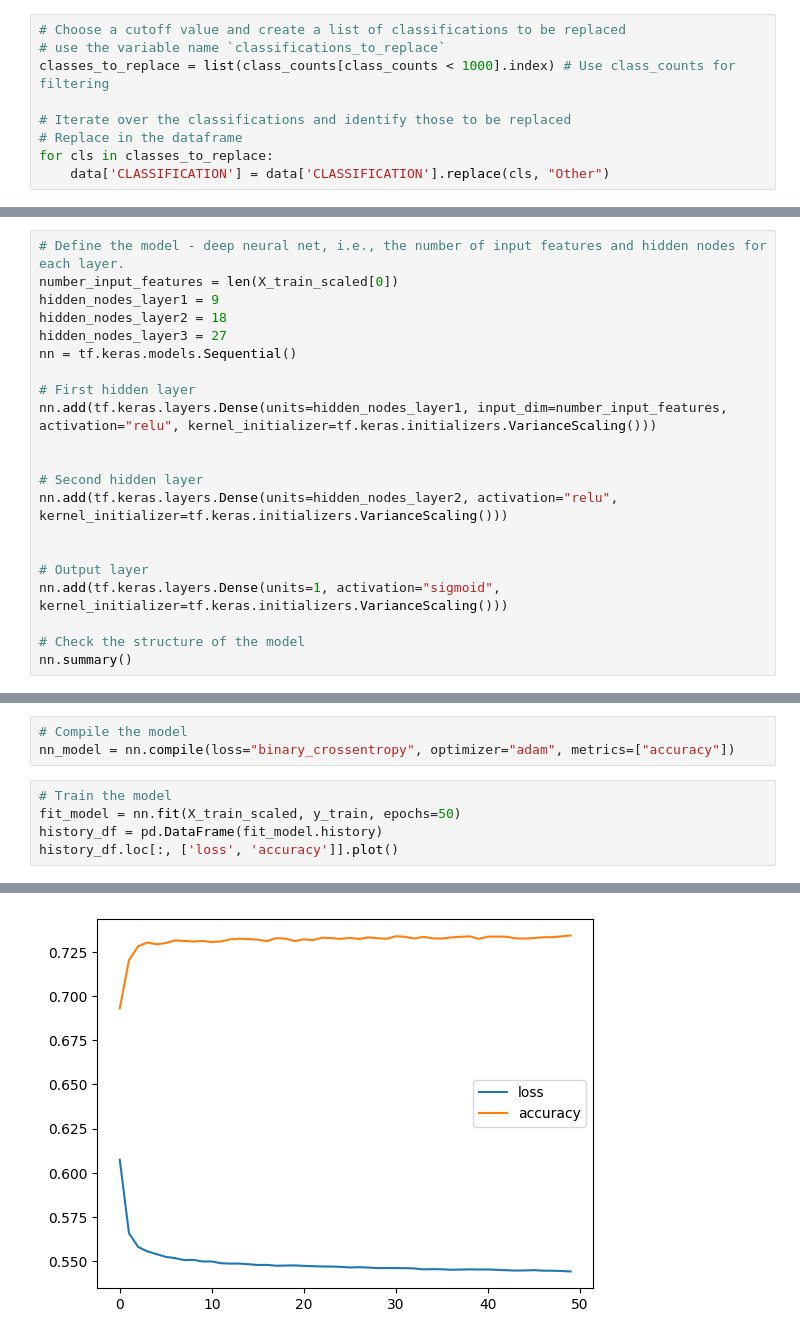
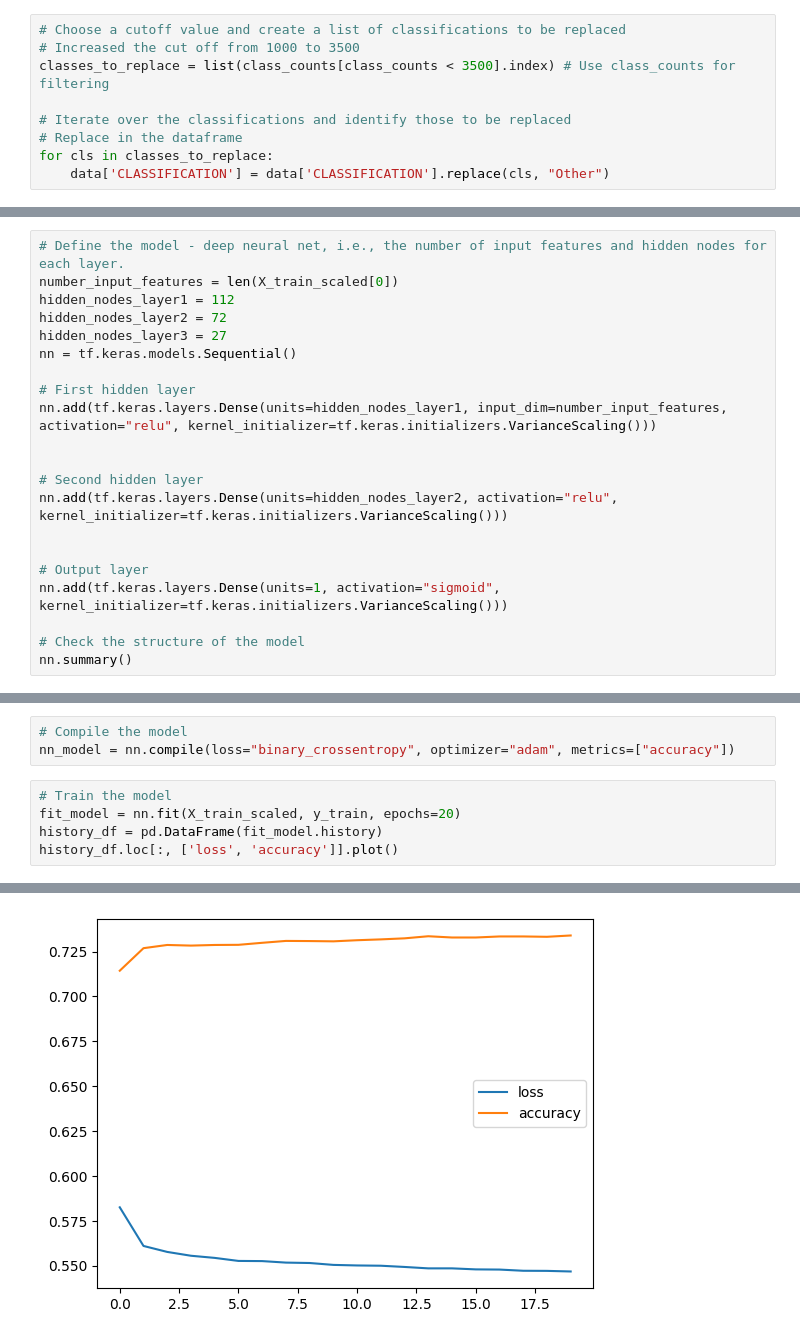
Before and after one commit to CaptDon71/deep-learning-challenge, a Jupyter notebook: Alphabet_Soup/AlphabetSoupCharity_Optimization.ipynb, the cells around one changed output, grey strips where cells are left out. Saved outputs shown, nothing was run; the diff lists cells and outputs as text.

```diff
--- a/Alphabet_Soup/AlphabetSoupCharity_Optimization.ipynb
+++ b/Alphabet_Soup/AlphabetSoupCharity_Optimization.ipynb
@@ -141,8 +173,8 @@ C1256        2
 Name: count, dtype: int64
 # %%
 # Choose a cutoff value and create a list of classifications to be replaced
-# use the variable name `classifications_to_replace`
-classes_to_replace = list(class_counts[class_counts < 1000].index) # Use class_counts for filtering
+# Increased the cut off from 1000 to 3500
+classes_to_replace = list(class_counts[class_counts < 3500].index) # Use class_counts for filtering
 
 # Iterate over the classifications and identify those to be replaced
 # Replace in the dataframe
@@ -184,8 +293,8 @@ X_test_scaled = X_scaler.transform(X_test)
 # %%
 # Define the model - deep neural net, i.e., the number of input features and hidden nodes for each layer.
 number_input_features = len(X_train_scaled[0])
-hidden_nodes_layer1 = 9
-hidden_nodes_layer2 = 18
+hidden_nodes_layer1 = 112
+hidden_nodes_layer2 = 72
 hidden_nodes_layer3 = 27
 nn = tf.keras.models.Sequential()
 
@@ -221,7 +330,7 @@ Model: "sequential_1"
 nn_model = nn.compile(loss="binary_crossentropy", optimizer="adam", metrics=["accuracy"])
 # %%
 # Train the model
-fit_model = nn.fit(X_train_scaled, y_train, epochs=50)
+fit_model = nn.fit(X_train_scaled, y_train, epochs=20)
 history_df = pd.DataFrame(fit_model.history)
 history_df.loc[:, ['loss', 'accuracy']].plot()
 # %% [output]
@@ -245,5 +354,5 @@ Epoch 50/50
 <Axes: >
-[figure, old version]
+[figure, new version]
 # %%
 # Evaluate the model using the test data
 model_loss, model_accuracy = nn.evaluate(X_test_scaled,y_test,verbose=2)
```
Also changed, not shown: parts of 15 cells of this notebook, 2 other files.
